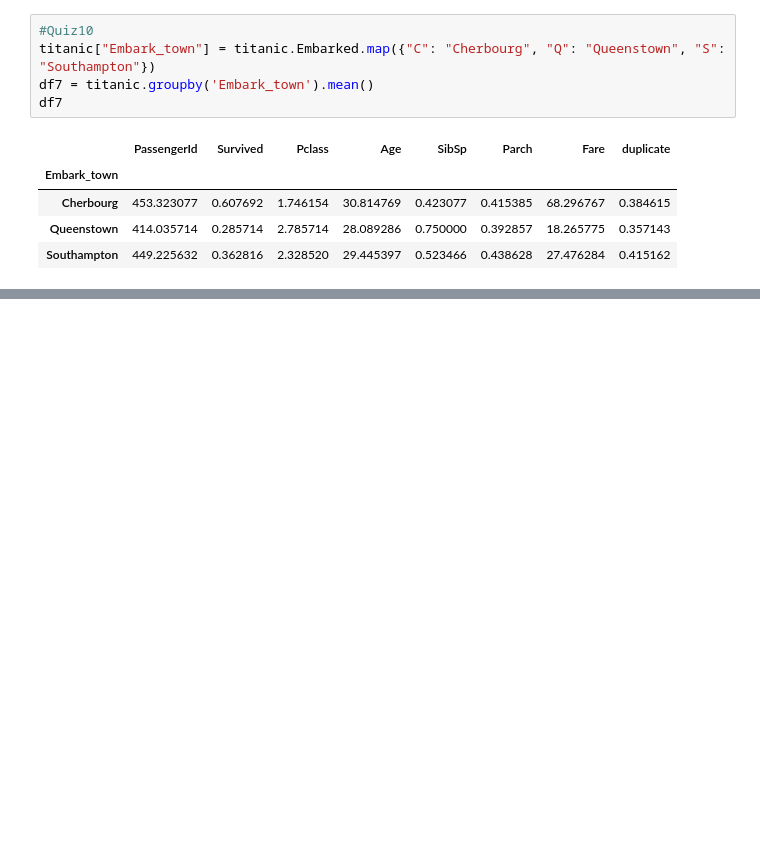
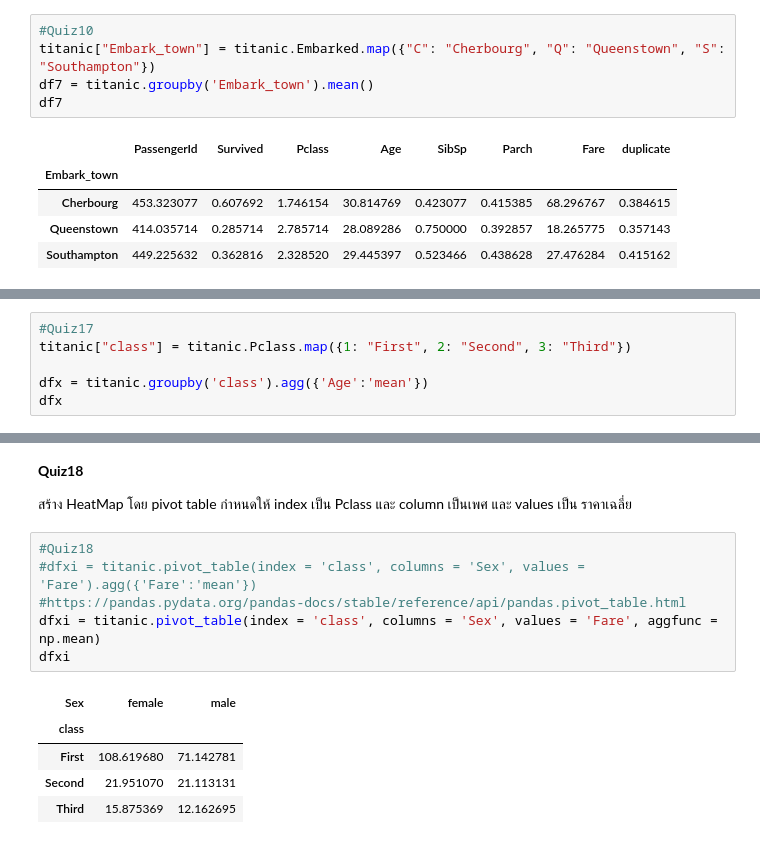
Before and after one commit to deen666/Homework_DataCamp2, a Jupyter notebook: Plotly/Plotly.ipynb, the cells around one changed output, grey strips where cells are left out. Drawn from its saved outputs; the diff is of its cells as text; blank space fills up the shorter version.

```diff
--- a/Plotly/Plotly.ipynb
+++ b/Plotly/Plotly.ipynb
@@ -327,0 +430,6 @@ fig.show()
+# %%
+#Quiz17
+titanic["class"] = titanic.Pclass.map({1: "First", 2: "Second", 3: "Third"})
+
+dfx = titanic.groupby('class').agg({'Age':'mean'})
+dfx
@@ -327,0 +449,16 @@ fig.show()
+# %% [markdown]
+**Quiz18**
+
+สร้าง HeatMap โดย pivot table กำหนดให้ index เป็น Pclass และ column เป็นเพศ และ values เป็น ราคาเฉลี่ย
+# %%
+#Quiz18
+#dfxi = titanic.pivot_table(index = 'class', columns = 'Sex', values = 'Fare').agg({'Fare':'mean'})
+#https://pandas.pydata.org/pandas-docs/stable/reference/api/pandas.pivot_table.html
+dfxi = titanic.pivot_table(index = 'class', columns = 'Sex', values = 'Fare', aggfunc = np.mean)
+dfxi
+# %% [output]
+| Sex | female | male |
+| class |  |  |
+| First | 108.619680 | 71.142781 |
+| Second | 21.951070 | 21.113131 |
+| Third | 15.875369 | 12.162695 |
```
Also changed, not shown: parts of 26 cells of this notebook.
